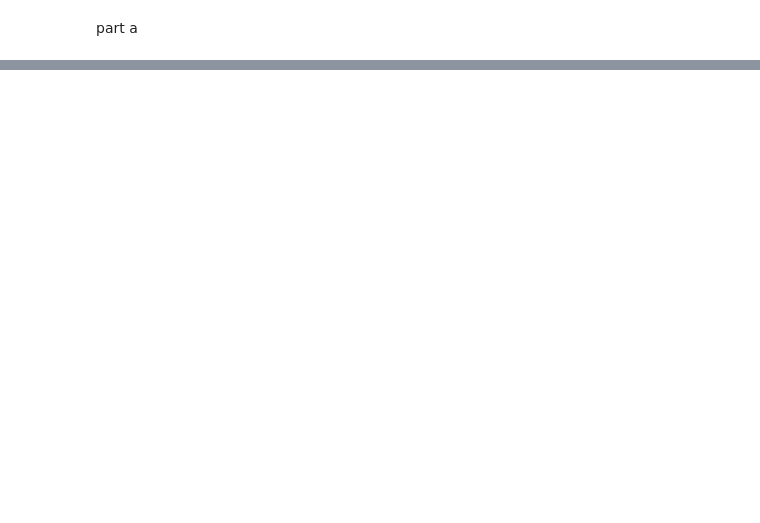
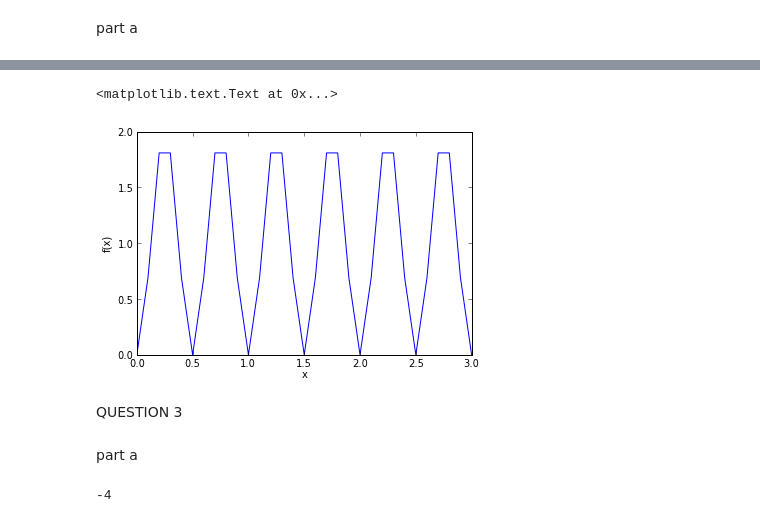
Before and after one commit to jruncoPHYS202/PHYS202-S13, a Jupyter notebook: week5/NumericalIntegration.ipynb, the cells around one changed output, grey strips where cells are left out. Saved outputs shown, nothing was run; the diff lists cells and outputs as text; code cells hidden in the pictures; blank space fills up the shorter version.

```diff
--- a/week5/NumericalIntegration.ipynb
+++ b/week5/NumericalIntegration.ipynb
@@ -38,0 +68,16 @@ part a
+# %%
+# solving using trap rule
+# N = 2 case
+f = lambda x: (2./L)*(sin((2*pi*x/L)))**2
+
+L = 1.
+N = 250 # number of steps
+a = L/3 #lower bound
+b = L/2 #upper bound
+h=(b-a)/N
+s=0.5*f(a) + 0.5*f(b)
+for k in range(1,N): # does trap rule
+    s+=f(a+k*h)
+print (h*s)
+print .0977505547,'real solution' # calculated on wolframalpha
+print 'need at least 250 bins for solution accurate to 6 sig figs'
@@ -38,0 +105,34 @@ part a
+# %%
+# N = 2 case
+f = lambda x: (2./L)*(sin((2*pi*x/L)))**2
+plot(x,f(x))
+xlabel('x')
+ylabel('f(x)')
+# %% [output]
+<matplotlib.text.Text at 0x...>
+[figure, added]
+# %% [markdown]
+QUESTION 3
+# %% [markdown]
+part a
+# %%
+def H(n,x):
+    """calculates Hn(x) for any x value with n >= 0"""
+    if n == 0:
+        H = 1
+    elif n == 1:
+        H = 2*x
+    elif n == 2:
+        H = (2*x)**2-2
+    else:
+        H_n = 2*x
+        H_previous_n = 1
+        H_next_n = 2*x*H_n-2*1*H_previous_n
+        for i in range(2,n):
+            H = 2*x*H_next_n-2*i*H_n
+            H_n = H_next_n
+            H_next_n = H
+    return H
+print H(3,1)
+# %% [output]
+-4
```
Also changed, not shown: parts of 31 cells of this notebook.
